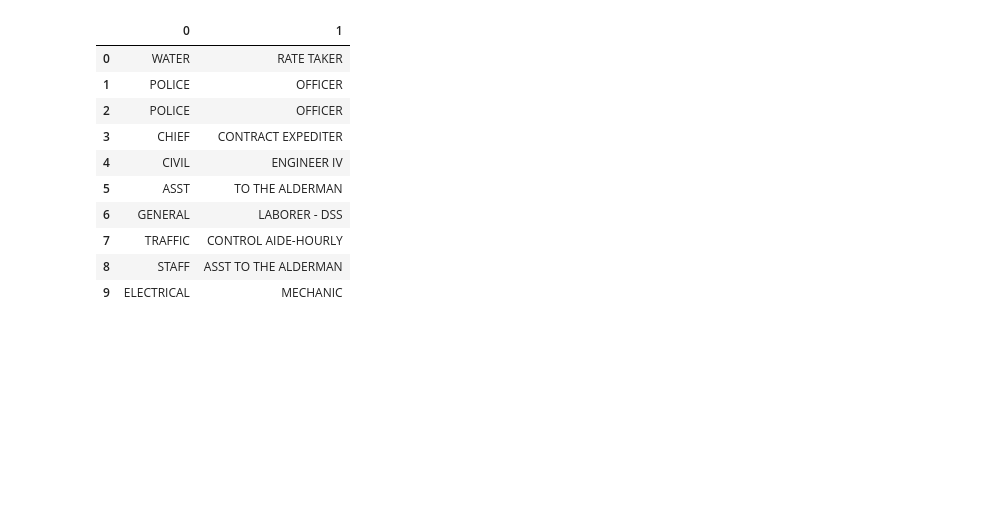
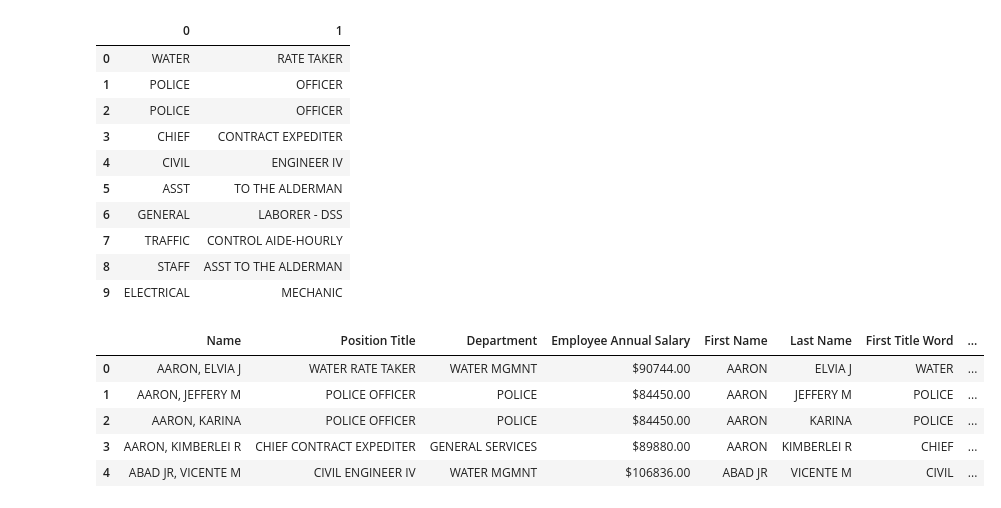
Before and after one commit to YoheiKo/DA_with_pandas_udemy, a Jupyter notebook: TextData.ipynb, the cells around one changed output. Drawn from its saved outputs; the diff is of its cells as text; code cells hidden in the pictures; blank space fills up the shorter version.

```diff
--- a/TextData.ipynb
+++ b/TextData.ipynb
@@ -642,3 +642,14 @@ chicago["Position Title"].str.split(" ", expand = True, n = 1).head(10)
 | 7 | TRAFFIC | CONTROL AIDE-HOURLY |
 | 8 | STAFF | ASST TO THE ALDERMAN |
 | 9 | ELECTRICAL | MECHANIC |
+# %%
+chicago[["First Title Word", "Remaining Words"]] = chicago["Position Title"].str.split(" ", expand = True, n = 1)
+# %%
+chicago.head(5)
+# %% [output]
+|  | Name | Position Title | Department | Employee Annual Salary | First Name | Last Name | First Title Word | ... |
+| 0 | AARON, ELVIA J | WATER RATE TAKER | WATER MGMNT | $90744.00 | AARON | ELVIA J | WATER | ... |
+| 1 | AARON, JEFFERY M | POLICE OFFICER | POLICE | $84450.00 | AARON | JEFFERY M | POLICE | ... |
+| 2 | AARON, KARINA | POLICE OFFICER | POLICE | $84450.00 | AARON | KARINA | POLICE | ... |
+| 3 | AARON, KIMBERLEI R | CHIEF CONTRACT EXPEDITER | GENERAL SERVICES | $89880.00 | AARON | KIMBERLEI R | CHIEF | ... |
+| 4 | ABAD JR, VICENTE M | CIVIL ENGINEER IV | WATER MGMNT | $106836.00 | ABAD JR | VICENTE M | CIVIL | ... |
```
